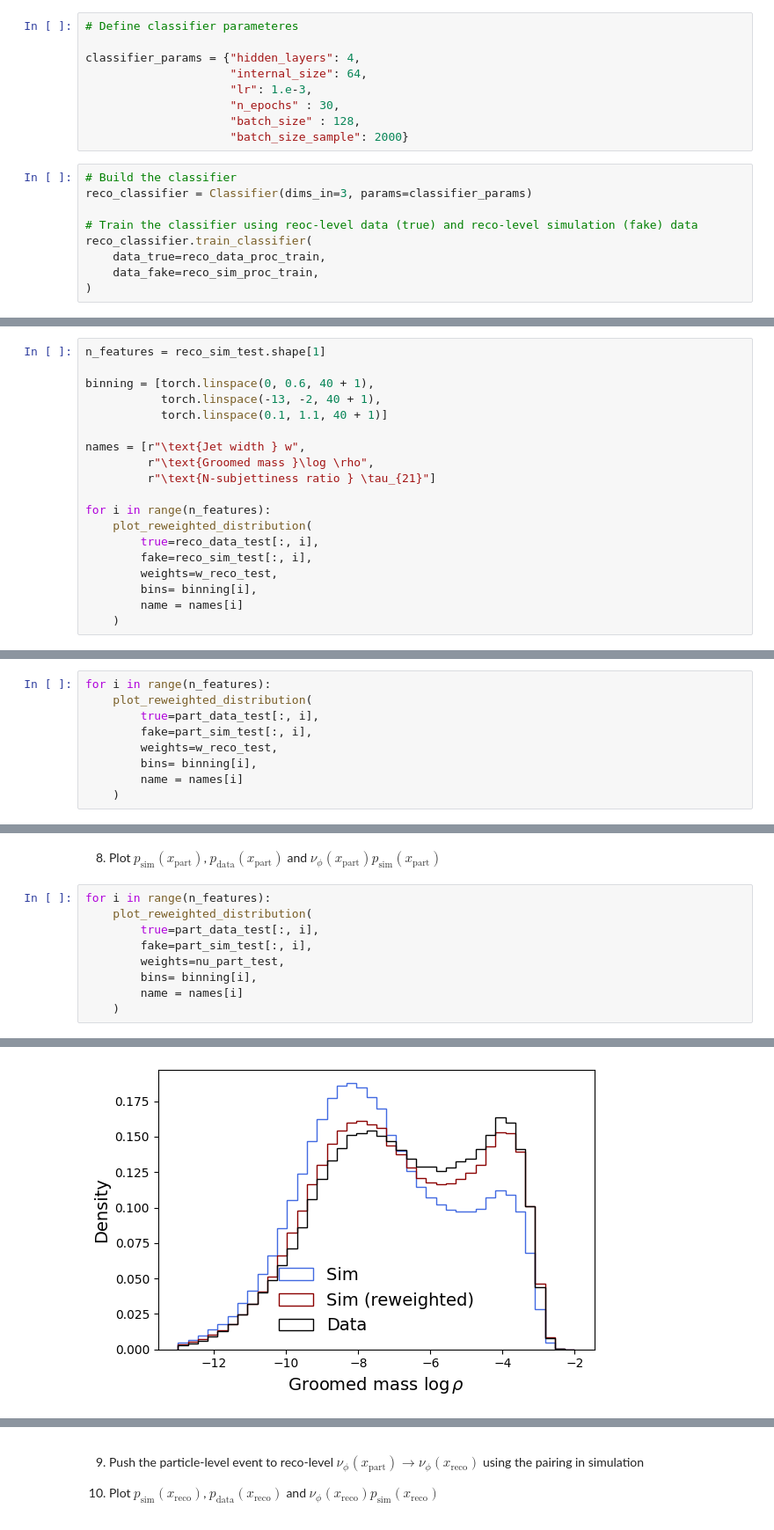
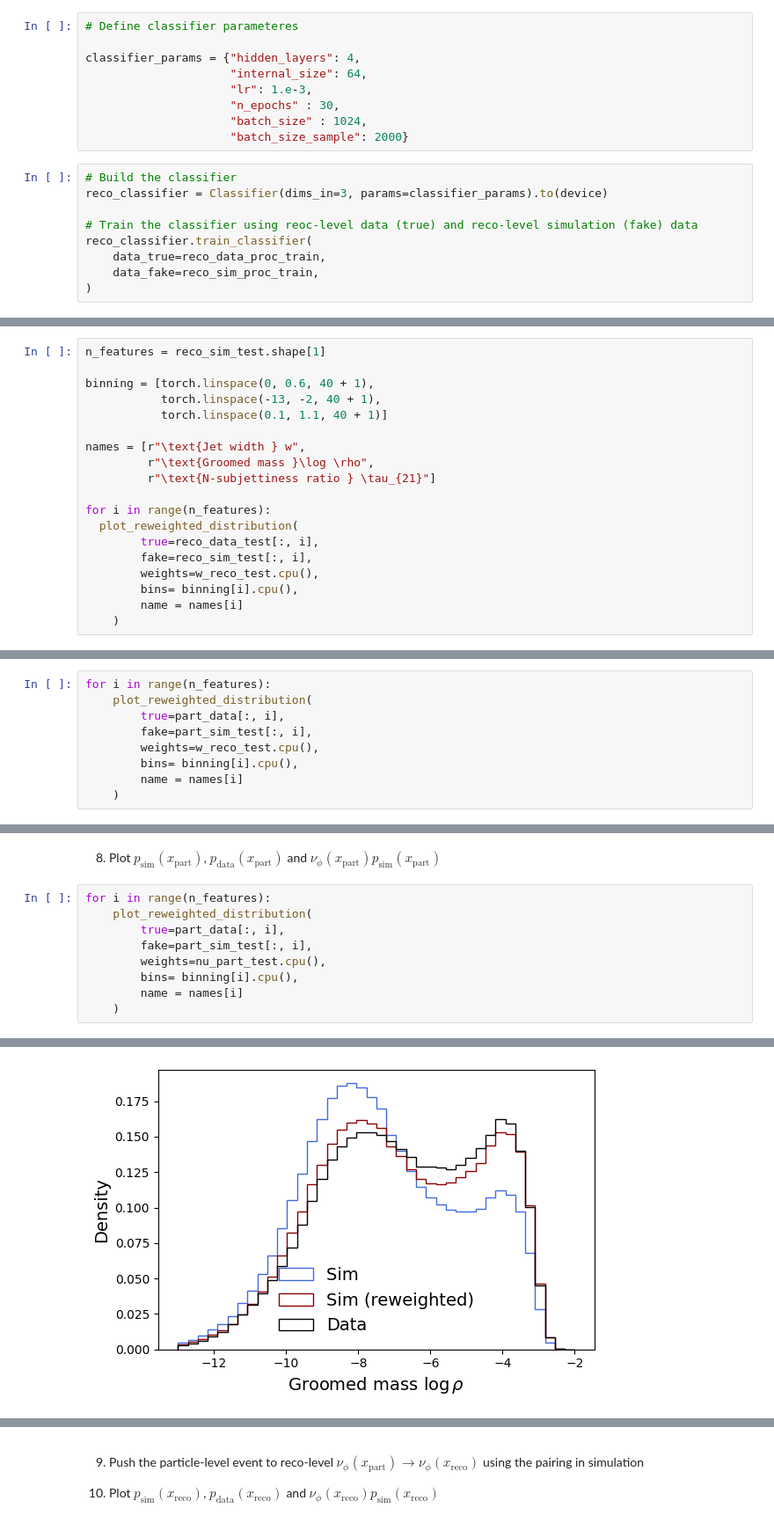
Before and after one commit to SofiaSchweitzer/ML4Physics_Summer_School, a Jupyter notebook: Omnifold_tutorial.ipynb, the cells around one changed output, grey strips where cells are left out. Shown at 88% size. Drawn from its saved outputs; the diff is of its cells as text.

```diff
--- a/Omnifold_tutorial.ipynb
+++ b/Omnifold_tutorial.ipynb
@@ -279,11 +307,11 @@ classifier_params = {"hidden_layers": 4,
                      "internal_size": 64,
                      "lr": 1.e-3,
                      "n_epochs" : 30,
-                     "batch_size" : 128,
+                     "batch_size" : 1024,
                      "batch_size_sample": 2000}
 # %%
 # Build the classifier
-reco_classifier = Classifier(dims_in=3, params=classifier_params)
+reco_classifier = Classifier(dims_in=3, params=classifier_params).to(device)
 
 # Train the classifier using reoc-level data (true) and reco-level simulation (fake) data
 reco_classifier.train_classifier(
@@ -321,11 +349,11 @@ names = [r"\text{Jet width } w",
          r"\text{N-subjettiness ratio } \tau_{21}"]
 
 for i in range(n_features):
-    plot_reweighted_distribution(
+  plot_reweighted_distribution(
         true=reco_data_test[:, i],
         fake=reco_sim_test[:, i],
-        weights=w_reco_test,
-        bins= binning[i],
+        weights=w_reco_test.cpu(),
+        bins= binning[i].cpu(),
         name = names[i]
     )
 # %% [output]
@@ -339,10 +376,10 @@ for i in range(n_features):
 # %%
 for i in range(n_features):
     plot_reweighted_distribution(
-        true=part_data_test[:, i],
+        true=part_data[:, i],
         fake=part_sim_test[:, i],
-        weights=w_reco_test,
-        bins= binning[i],
+        weights=w_reco_test.cpu(),
+        bins= binning[i].cpu(),
         name = names[i]
     )
 # %% [output]
@@ -385,12 +422,12 @@ nu_part_test = part_classifier.evaluate(
 # %%
 for i in range(n_features):
     plot_reweighted_distribution(
-        true=part_data_test[:, i],
+        true=part_data[:, i],
         fake=part_sim_test[:, i],
-        weights=nu_part_test,
-        bins= binning[i],
+        weights=nu_part_test.cpu(),
+        bins= binning[i].cpu(),
         name = names[i]
     )
 # %% [output]
 [figure]
-[figure, old version]
+[figure, new version]
```
Also changed, not shown: parts of 14 cells of this notebook.
